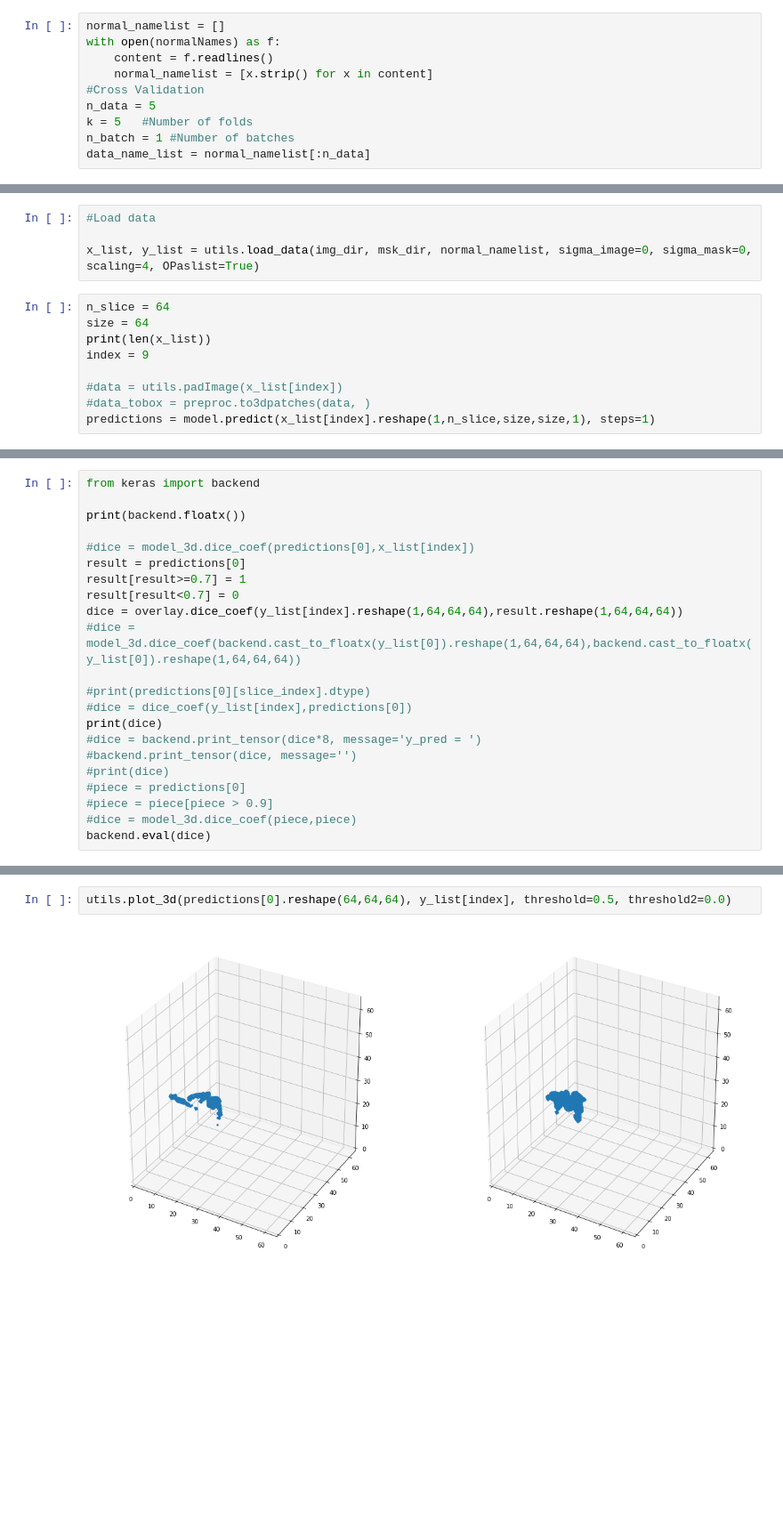
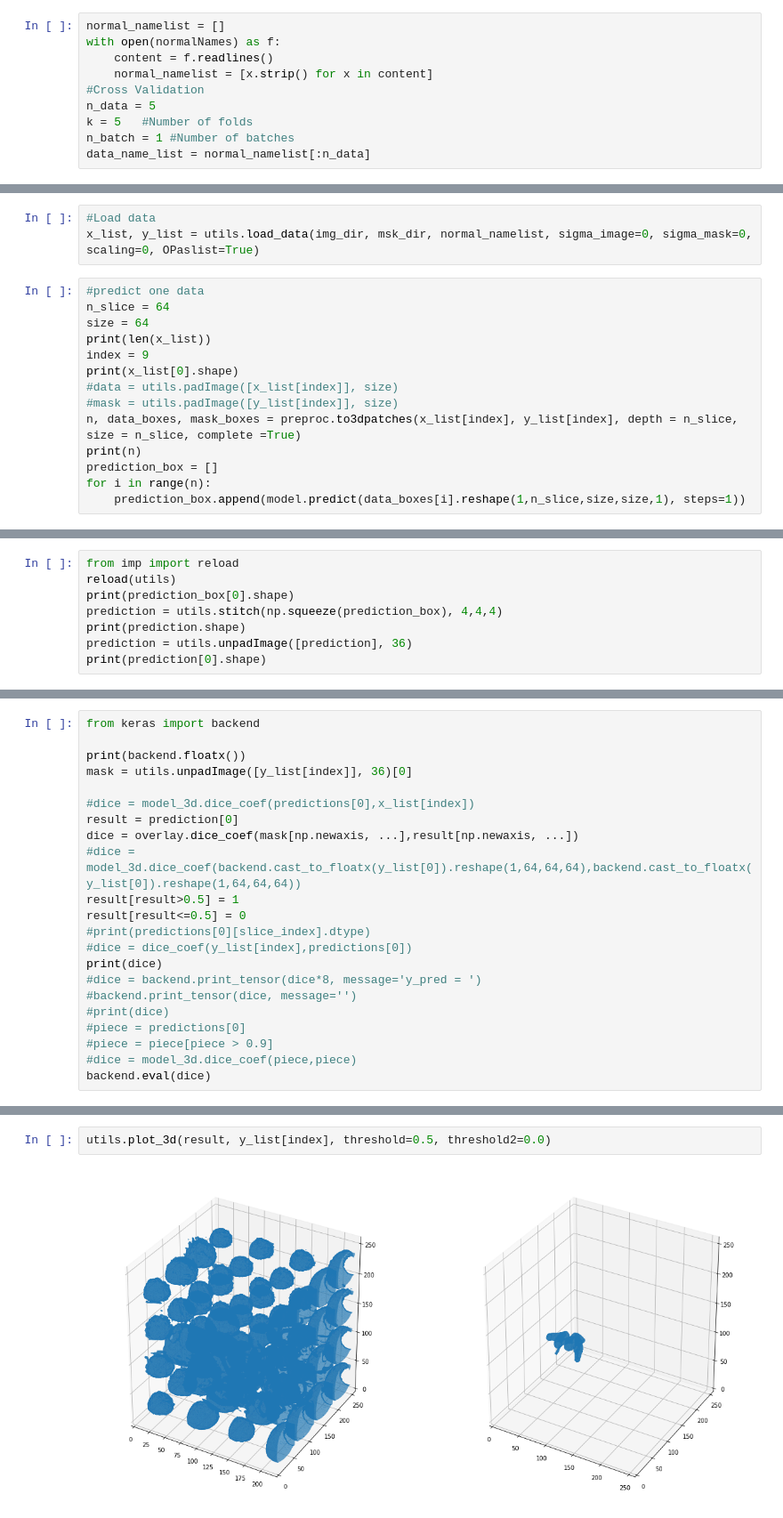
Before and after one commit to Yao-Yuan/MIP, a Jupyter notebook: 3dnet/useBox.ipynb, the cells around one changed output, grey strips where cells are left out. Shown: that part at 89% size. Drawn from its saved outputs; the diff is of its cells as text; blank space fills up the shorter version.

```diff
--- a/3dnet/useBox.ipynb
+++ b/3dnet/useBox.ipynb
@@ -116,14 +116,18 @@ Epoch 1/1
 # %%
 #Load data
-
-x_list, y_list = utils.load_data(img_dir, msk_dir, normal_namelist, sigma_image=0, sigma_mask=0, scaling=4, OPaslist=True)
+x_list, y_list = utils.load_data(img_dir, msk_dir, normal_namelist, sigma_image=0, sigma_mask=0, scaling=0, OPaslist=True)
 # %%
+#predict one data
 n_slice = 64
 size = 64
 print(len(x_list))
 index = 9
-
-#data = utils.padImage(x_list[index])
-#data_tobox = preproc.to3dpatches(data, )
-predictions = model.predict(x_list[index].reshape(1,n_slice,size,size,1), steps=1)
+print(x_list[0].shape)
+#data = utils.padImage([x_list[index]], size)
+#mask = utils.padImage([y_list[index]], size)
+n, data_boxes, mask_boxes = preproc.to3dpatches(x_list[index], y_list[index], depth = n_slice, size = n_slice, complete =True)
+print(n)
+prediction_box = []
+for i in range(n):
+    prediction_box.append(model.predict(data_boxes[i].reshape(1,n_slice,size,size,1), steps=1))
 # %% [output]
@@ -130,0 +138,8 @@ predictions = model.predict(x_list[index].reshape(1,n_slice,size,size,1), steps=
+# %%
+from imp import reload
+reload(utils)
+print(prediction_box[0].shape)
+prediction = utils.stitch(np.squeeze(prediction_box), 4,4,4)
+print(prediction.shape)
+prediction = utils.unpadImage([prediction], 36)
+print(prediction[0].shape)
@@ -132,14 +158,14 @@ predictions = model.predict(x_list[index].reshape(1,n_slice,size,size,1), steps=
 from keras import backend
 
 print(backend.floatx())
+mask = utils.unpadImage([y_list[index]], 36)[0]
 
 #dice = model_3d.dice_coef(predictions[0],x_list[index])
-result = predictions[0]
-result[result>=0.7] = 1
-result[result<0.7] = 0
-dice = overlay.dice_coef(y_list[index].reshape(1,64,64,64),result.reshape(1,64,64,64))
+result = prediction[0]
+dice = overlay.dice_coef(mask[np.newaxis, ...],result[np.newaxis, ...])
 #dice = model_3d.dice_coef(backend.cast_to_floatx(y_list[0]).reshape(1,64,64,64),backend.cast_to_floatx(y_list[0]).reshape(1,64,64,64))
-
+result[result>0.5] = 1
+result[result<=0.5] = 0
 #print(predictions[0][slice_index].dtype)
 #dice = dice_coef(y_list[index],predictions[0])
 print(dice)
@@ -157,4 +184,4 @@ Tensor("Mean_9:0", shape=(), dtype=float32)
 # %%
-utils.plot_3d(predictions[0].reshape(64,64,64), y_list[index], threshold=0.5, threshold2=0.0)
+utils.plot_3d(result, y_list[index], threshold=0.5, threshold2=0.0)
 # %% [output]
-[figure, old version]
+[figure, new version]
```
Also changed, not shown: parts of 7 cells of this notebook, 4 other files.
